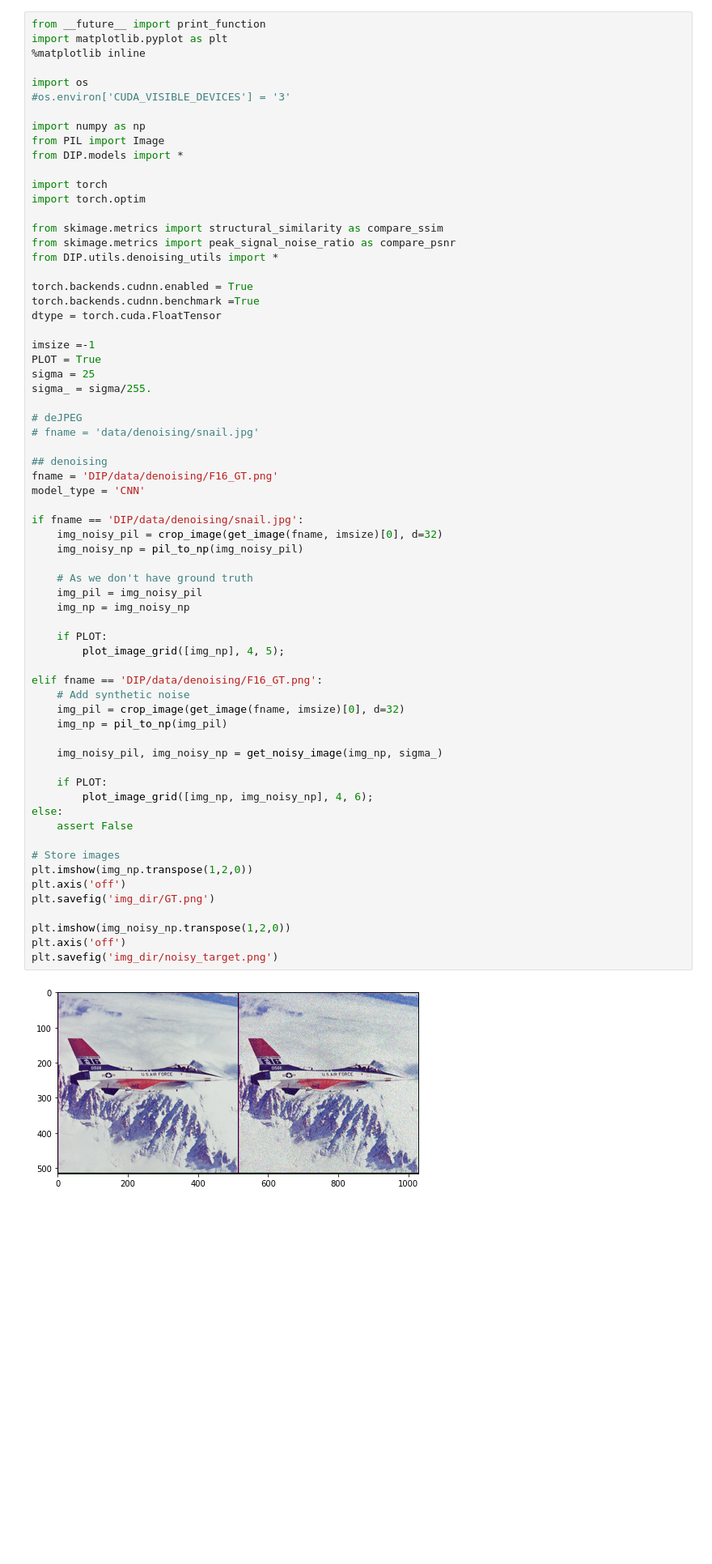
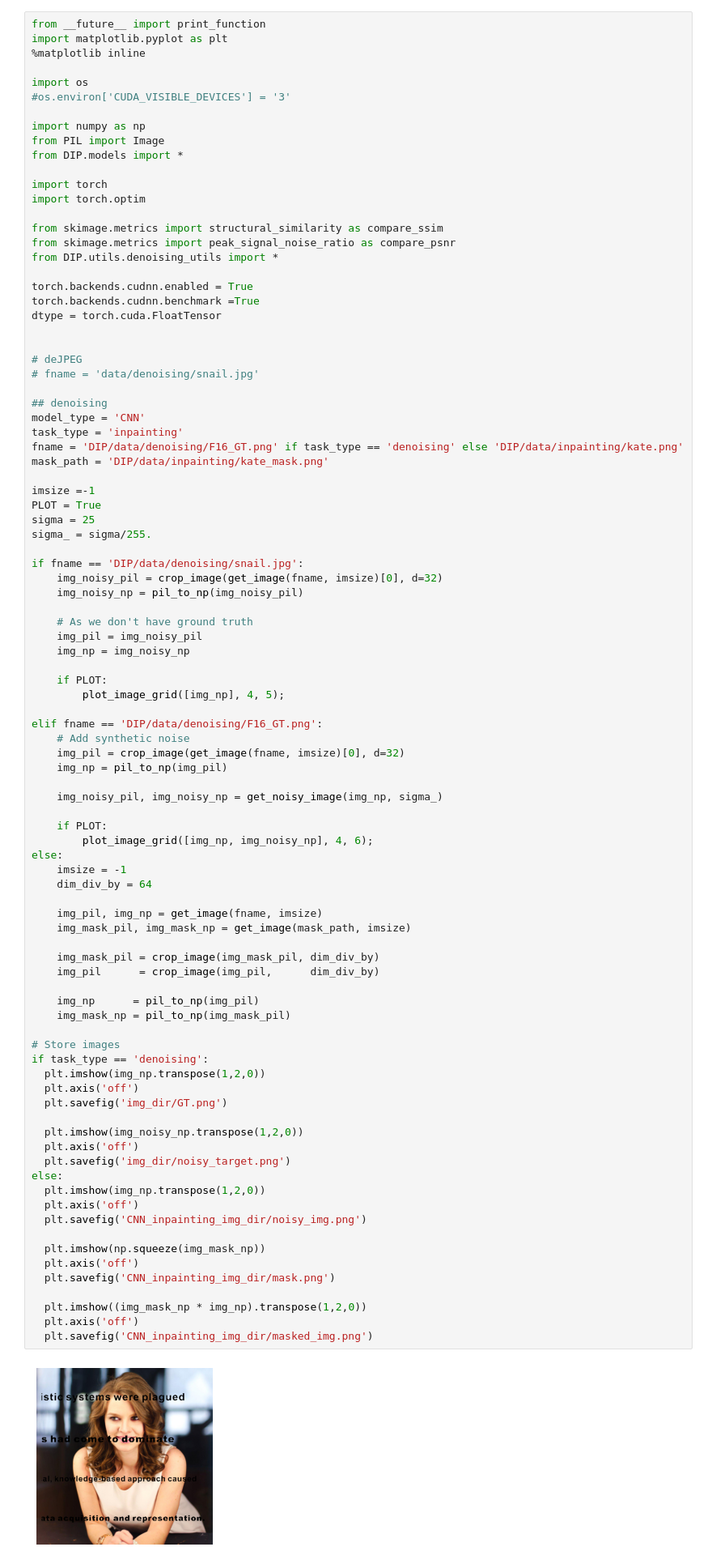
Before and after one commit to YilinLiu97/CS790, a Jupyter notebook: TransDecoder_vs_CNN.ipynb, the cells around one changed output. Shown at 81% size. Saved outputs shown, nothing was run; the diff lists cells and outputs as text; blank space fills up the shorter version.

Commit message:
added inpainting.

```diff
--- a/TransDecoder_vs_CNN.ipynb
+++ b/TransDecoder_vs_CNN.ipynb
@@ -36,48 +54,74 @@ torch.backends.cudnn.enabled = True
 torch.backends.cudnn.benchmark =True
 dtype = torch.cuda.FloatTensor
 
-imsize =-1
-PLOT = True
-sigma = 25
-sigma_ = sigma/255.
 
 # deJPEG
 # fname = 'data/denoising/snail.jpg'
 
 ## denoising
-fname = 'DIP/data/denoising/F16_GT.png'
 model_type = 'CNN'
+task_type = 'inpainting'
+fname = 'DIP/data/denoising/F16_GT.png' if task_type == 'denoising' else 'DIP/data/inpainting/kate.png'
+mask_path = 'DIP/data/inpainting/kate_mask.png'
+
+imsize =-1
+PLOT = True
+sigma = 25
+sigma_ = sigma/255.
 
 if fname == 'DIP/data/denoising/snail.jpg':
     img_noisy_pil = crop_image(get_image(fname, imsize)[0], d=32)
     img_noisy_np = pil_to_np(img_noisy_pil)
 
     # As we don't have ground truth
     img_pil = img_noisy_pil
     img_np = img_noisy_np
 
     if PLOT:
         plot_image_grid([img_np], 4, 5);
 
 elif fname == 'DIP/data/denoising/F16_GT.png':
     # Add synthetic noise
     img_pil = crop_image(get_image(fname, imsize)[0], d=32)
     img_np = pil_to_np(img_pil)
 
     img_noisy_pil, img_noisy_np = get_noisy_image(img_np, sigma_)
 
     if PLOT:
         plot_image_grid([img_np, img_noisy_np], 4, 6);
 else:
-    assert False
+    imsize = -1
+    dim_div_by = 64
+
+    img_pil, img_np = get_image(fname, imsize)
+    img_mask_pil, img_mask_np = get_image(mask_path, imsize)
+
+    img_mask_pil = crop_image(img_mask_pil, dim_div_by)
+    img_pil      = crop_image(img_pil,      dim_div_by)
+
+    img_np      = pil_to_np(img_pil)
+    img_mask_np = pil_to_np(img_mask_pil)
 
 # Store images
-plt.imshow(img_np.transpose(1,2,0))
-plt.axis('off')
-plt.savefig('img_dir/GT.png')
+if task_type == 'denoising':
+  plt.imshow(img_np.transpose(1,2,0))
+  plt.axis('off')
+  plt.savefig('img_dir/GT.png')
 
-plt.imshow(img_noisy_np.transpose(1,2,0))
-plt.axis('off')
-plt.savefig('img_dir/noisy_target.png')
+  plt.imshow(img_noisy_np.transpose(1,2,0))
+  plt.axis('off')
+  plt.savefig('img_dir/noisy_target.png')
+else:
+  plt.imshow(img_np.transpose(1,2,0))
+  plt.axis('off')
+  plt.savefig('CNN_inpainting_img_dir/noisy_img.png')
+
+  plt.imshow(np.squeeze(img_mask_np))
+  plt.axis('off')
+  plt.savefig('CNN_inpainting_img_dir/mask.png')
+
+  plt.imshow((img_mask_np * img_np).transpose(1,2,0))
+  plt.axis('off')
+  plt.savefig('CNN_inpainting_img_dir/masked_img.png')
 # %% [output]
-[figure, old version]
+[figure, new version]
```
Also changed, not shown: parts of 7 cells of this notebook.
